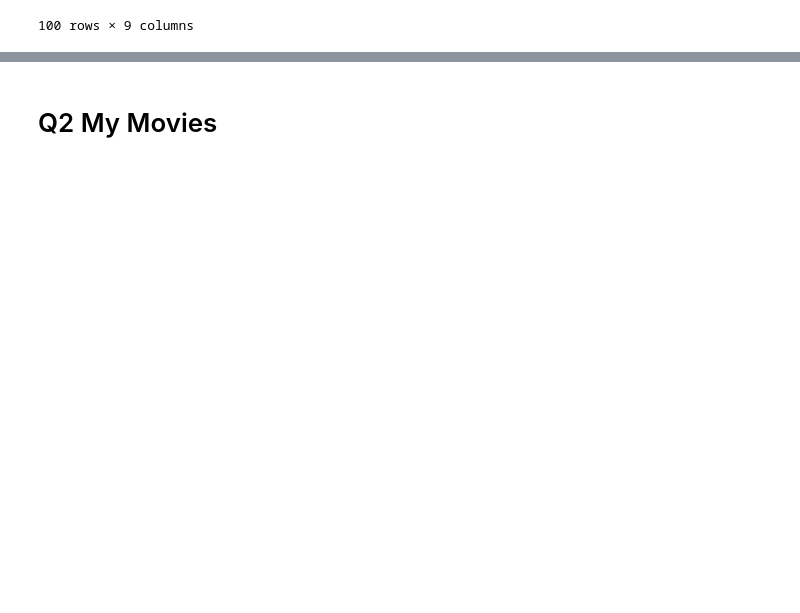
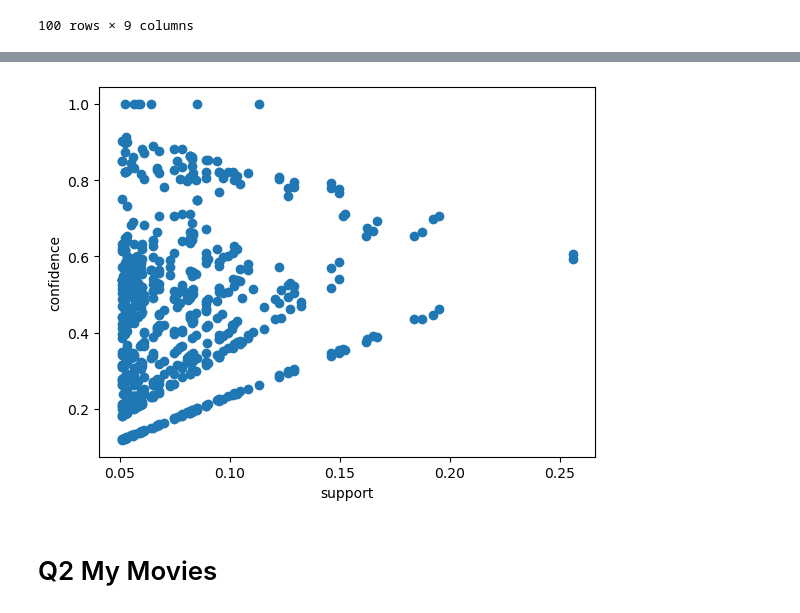
Before and after one commit to adityanaidu27/AssociationRules, a Jupyter notebook: AssociationRule.ipynb, the cells around one changed output, grey strips where cells are left out. Cells and saved outputs as stored; diff of their text form; code cells hidden in the pictures; blank space fills up the shorter version.

```diff
--- a/AssociationRule.ipynb
+++ b/AssociationRule.ipynb
@@ -97,0 +160,4 @@ rules[rules.lift>1]
+# %%
+# With 5% Support
+frequent_itemsets3=apriori(book,min_support=0.05,use_colnames=True)
+frequent_itemsets3
@@ -97,0 +178,4 @@ rules[rules.lift>1]
+# %%
+# With 80% confidence
+rules3=association_rules(frequent_itemsets3,metric='lift',min_threshold=0.8)
+rules3
@@ -98,3 +212,11 @@ rules[rules.lift>1]
+# %%
+# visualization of obtained rule
+plt.scatter(rules3['support'],rules3['confidence'])
+plt.xlabel('support')
+plt.ylabel('confidence')
+plt.show()
+# %% [output]
+[figure, added]
 # %% [markdown]
 # Q2 My Movies
 # %%
```
Also changed, not shown: parts of 26 cells of this notebook.
